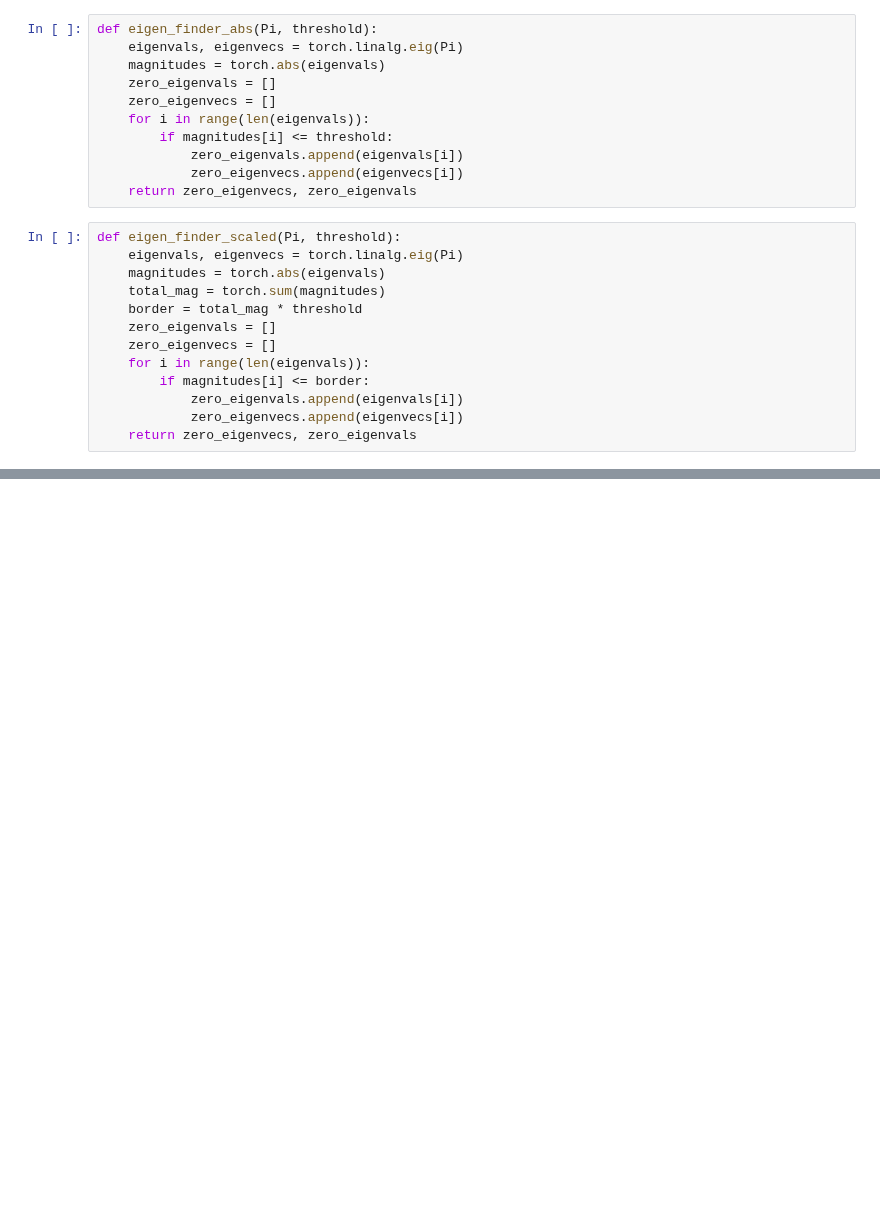
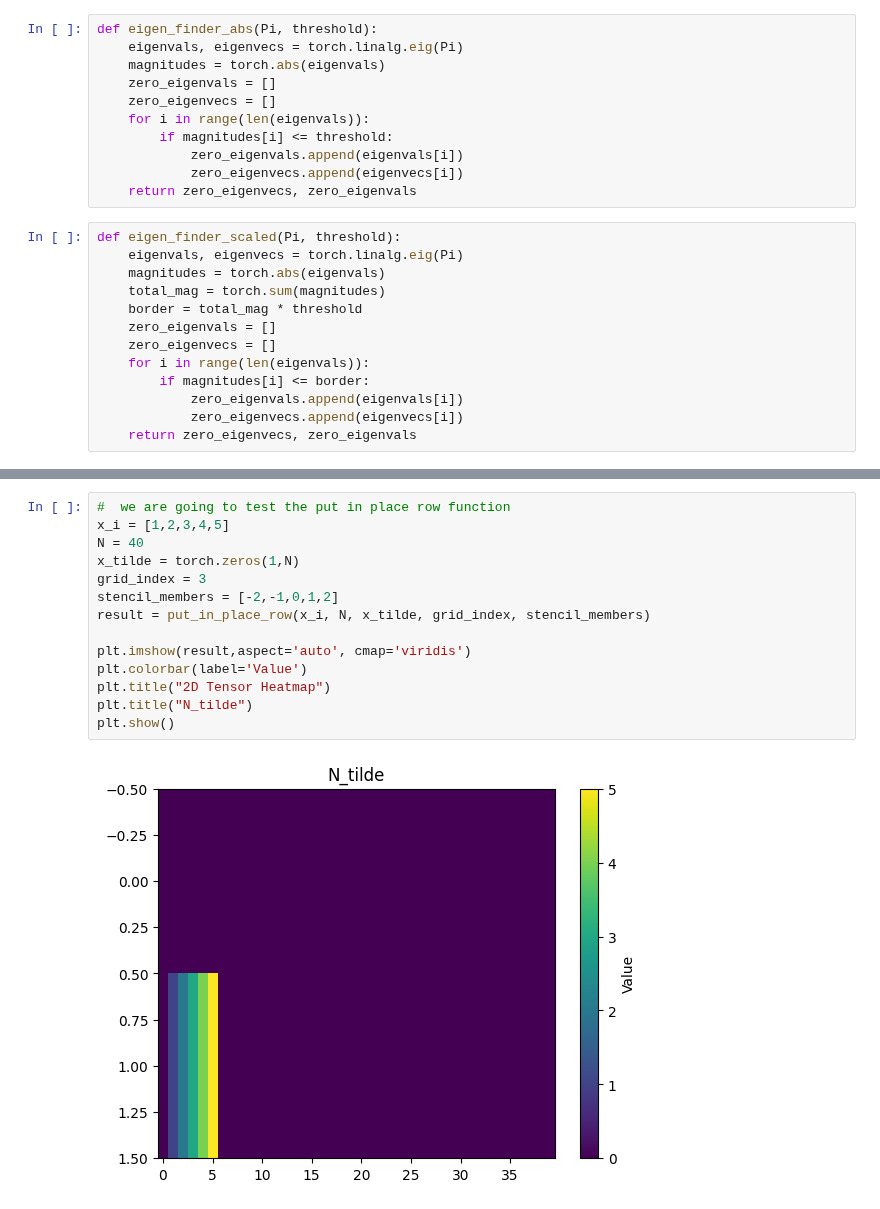
Before and after one commit to Isaac-Miles-Fine/GETLM_L96, a Jupyter notebook: GIETLM.ipynb, the cells around one changed output, grey strips where cells are left out. Saved outputs shown, nothing was run; the diff lists cells and outputs as text; blank space fills up the shorter version.

```diff
--- a/GIETLM.ipynb
+++ b/GIETLM.ipynb
@@ -32,0 +108,16 @@ def eigen_finder_scaled(Pi, threshold):
+# %%
+#  we are going to test the put in place row function
+x_i = [1,2,3,4,5]
+N = 40
+x_tilde = torch.zeros(1,N)
+grid_index = 3
+stencil_members = [-2,-1,0,1,2]
+result = put_in_place_row(x_i, N, x_tilde, grid_index, stencil_members)
+
+plt.imshow(result,aspect='auto', cmap='viridis')
+plt.colorbar(label='Value')
+plt.title("2D Tensor Heatmap")
+plt.title("N_tilde")
+plt.show()
+# %% [output]
+[figure, added]
```
Also changed, not shown: parts of 31 cells of this notebook, 10 other files.
